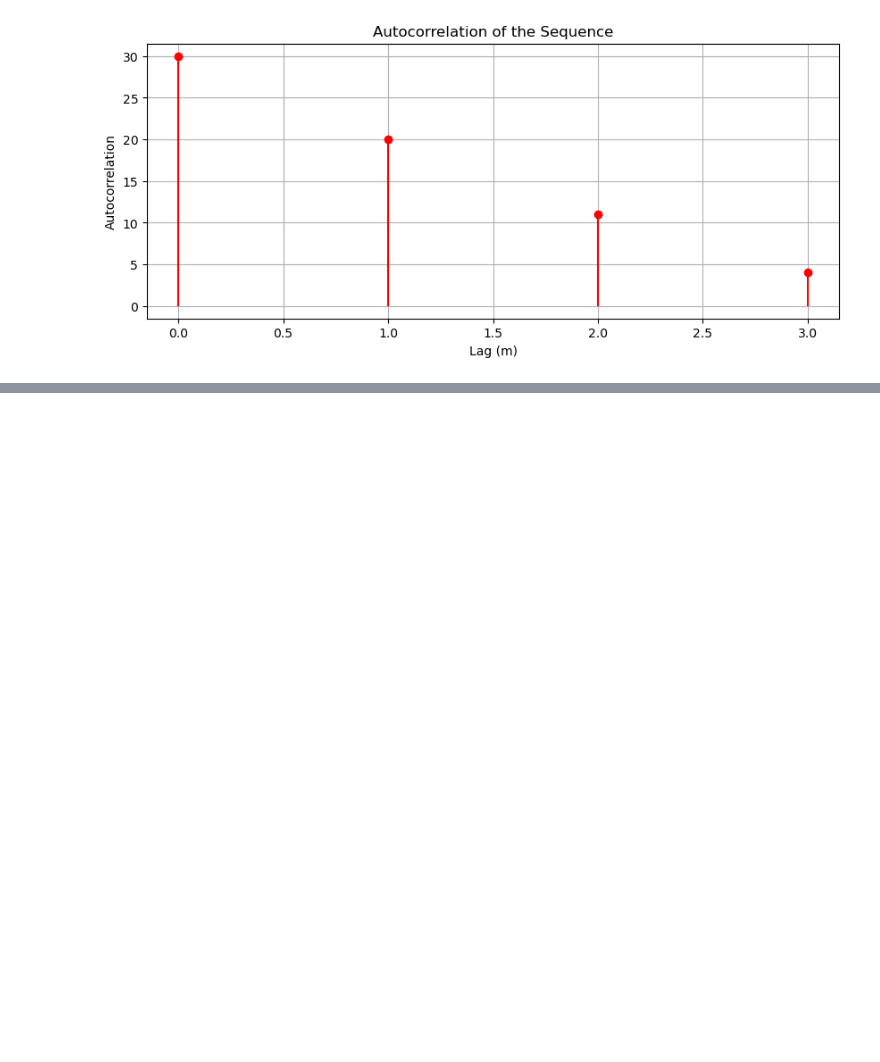
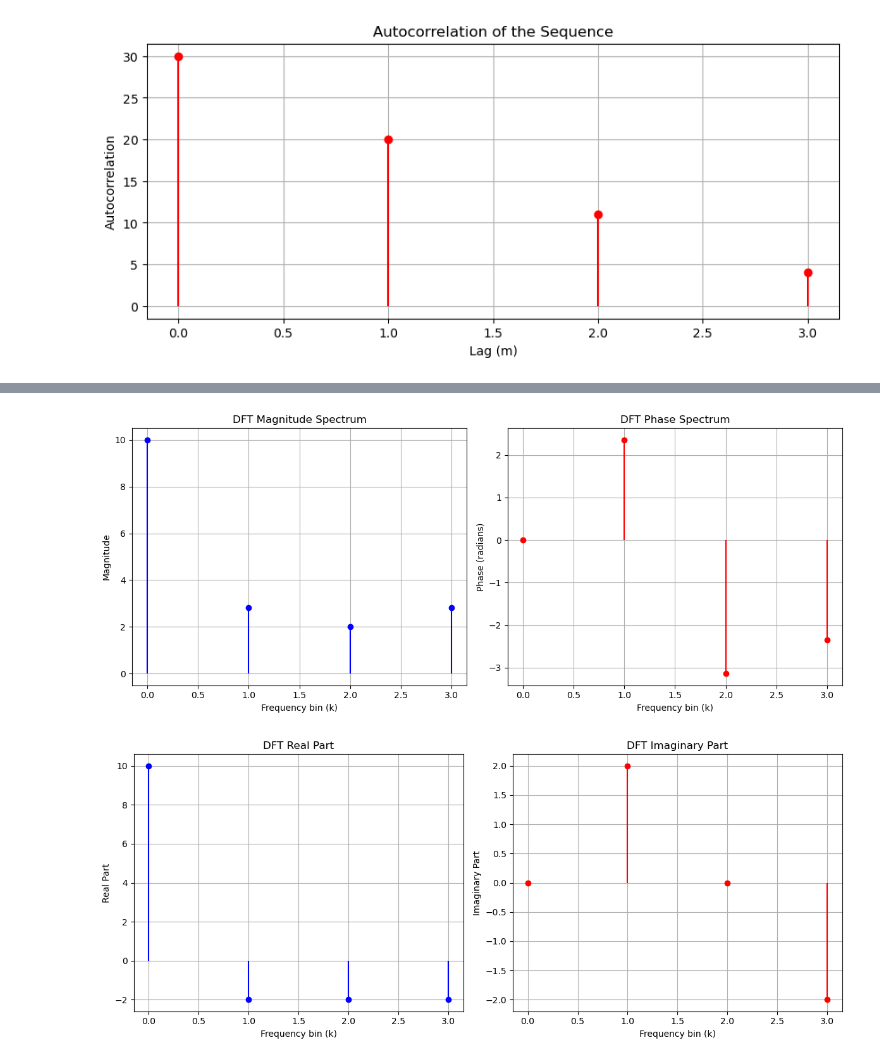
Before and after one commit to ashikurrahmanbhuiyan/dsp_lab, a Jupyter notebook: dsp.ipynb, the cells around one changed output, grey strips where cells are left out. Saved outputs shown, nothing was run; the diff lists cells and outputs as text; code cells hidden in the pictures; blank space fills up the shorter version.

```diff
--- a/dsp.ipynb
+++ b/dsp.ipynb
@@ -58,0 +214,80 @@ plt.show()
+# %%
+import numpy as np
+import matplotlib.pyplot as plt
+
+def DFT(x):
+    """Compute the Discrete Fourier Transform (DFT) of a sequence x."""
+    N = len(x)
+    X = [0] * N  # Initialize output array
+
+    for k in range(N):
+        real_sum = 0
+        imag_sum = 0
+        for n in range(N):
+            angle = -2 * np.pi * k * n / N
+            real_sum += x[n] * np.cos(angle)
+            imag_sum += x[n] * np.sin(angle)
+        X[k] = complex(real_sum, imag_sum)  # Combine real and imaginary parts
+
+    return X
+
+# Example input sequence
+x = [1, 2, 3, 4]  # Replace with any input sequence
+
+# Compute DFT
+X = DFT(x)
+
+# Compute magnitude and phase
+magnitude = [abs(value) for value in X]
+phase = [np.angle(value) for value in X]
+
+# Plot the magnitude and phase
+plt.figure(figsize=(12, 5))
+
+# Magnitude plot
+plt.subplot(1, 2, 1)
+plt.stem(magnitude, use_line_collection=True, basefmt=" ", markerfmt="o", linefmt="b-")
+plt.xlabel('Frequency bin (k)')
+plt.ylabel('Magnitude')
+plt.title('DFT Magnitude Spectrum')
+plt.grid(True)
+
+# Phase plot
+plt.subplot(1, 2, 2)
+plt.stem(phase, use_line_collection=True, basefmt=" ", markerfmt="o", linefmt="r-")
+plt.xlabel('Frequency bin (k)')
+plt.ylabel('Phase (radians)')
+plt.title('DFT Phase Spectrum')
+plt.grid(True)
+
+plt.tight_layout()
+plt.show()
+
+# plot real and imaginary parts of DFT
+
+plt.figure(figsize=(12, 5))
+
+real_part = [value.real for value in X]
+imag_part = [value.imag for value in X]
+
+# Real part plot
+plt.subplot(1, 2, 1)
+plt.stem(real_part, use_line_collection=True, basefmt=" ", markerfmt="o", linefmt="b-")
+plt.xlabel('Frequency bin (k)')
+plt.ylabel('Real Part')
+plt.title('DFT Real Part')
+plt.grid(True)
+
+# Imaginary part plot
+plt.subplot(1, 2, 2)
+plt.stem(imag_part, use_line_collection=True, basefmt=" ", markerfmt="o", linefmt="r-")
+plt.xlabel('Frequency bin (k)')
+plt.ylabel('Imaginary Part')
+plt.title('DFT Imaginary Part')
+plt.grid(True)
+
+plt.tight_layout()
+plt.show()
+# %% [output]
+[figure, added]
+[figure, added]
```
Also changed, not shown: parts of 6 cells of this notebook.
